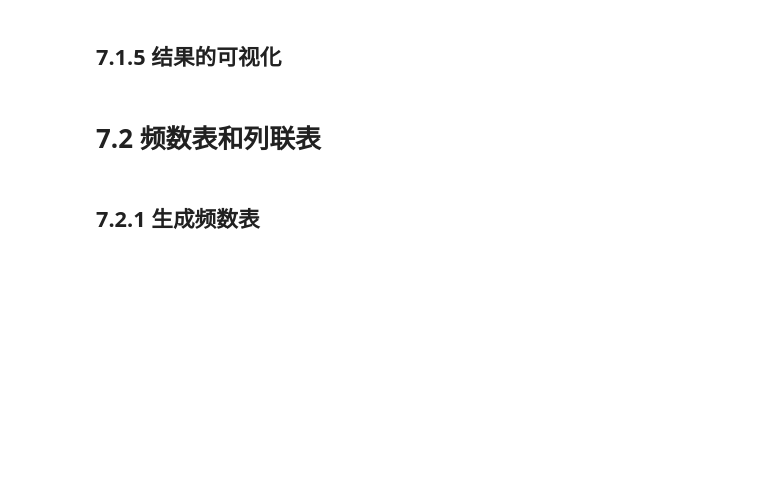
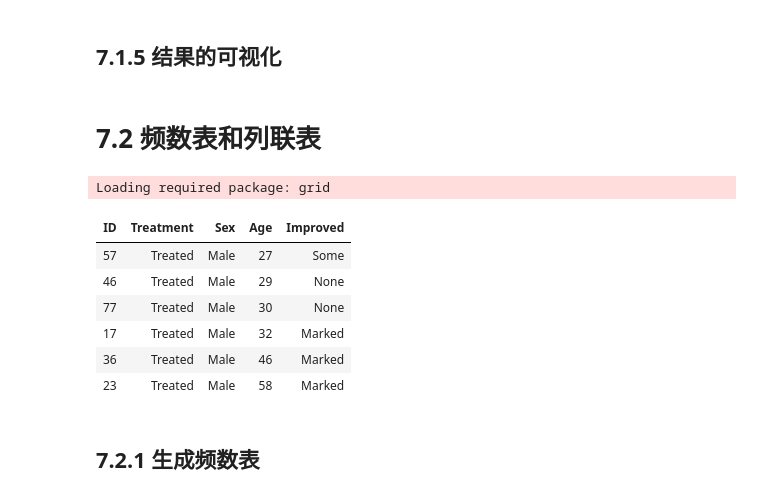
Before and after one commit to xiaowei3223/R-learning, a Jupyter notebook: 7 基本统计分析.ipynb, the cells around one changed output. Cells and saved outputs as stored; diff of their text form; code cells hidden in the pictures; blank space fills up the shorter version.

```diff
--- a/7 基本统计分析.ipynb
+++ b/7 基本统计分析.ipynb
@@ -197,5 +284,18 @@ https://github.com/IRkernel/repr/wiki/Problems-with-unicode-on-windows
 ## 7.1.5 结果的可视化
 # %% [markdown]
 # 7.2 频数表和列联表
+# %%
+#本节中的数据来自vcd包中的Arthritis数据集。这份数据来自Kock & Edward （1988），表示了一项风湿性关节炎新疗法的双盲临床实验的结果。
+library(vcd)
+head(Arthritis)
+# %% [output]
+Loading required package: grid
+| ID | Treatment | Sex | Age | Improved |
+| 57 | Treated | Male | 27 | Some |
+| 46 | Treated | Male | 29 | None |
+| 77 | Treated | Male | 30 | None |
+| 17 | Treated | Male | 32 | Marked |
+| 36 | Treated | Male | 46 | Marked |
+| 23 | Treated | Male | 58 | Marked |
 # %% [markdown]
 ## 7.2.1 生成频数表
```
Also changed, not shown: parts of 17 cells of this notebook, 2 other files.
